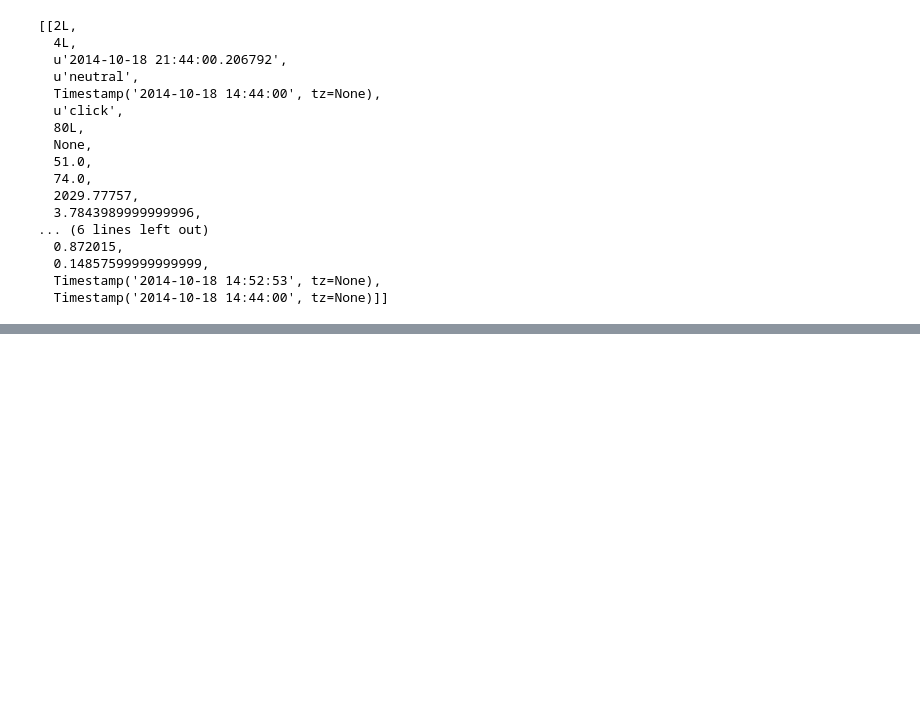
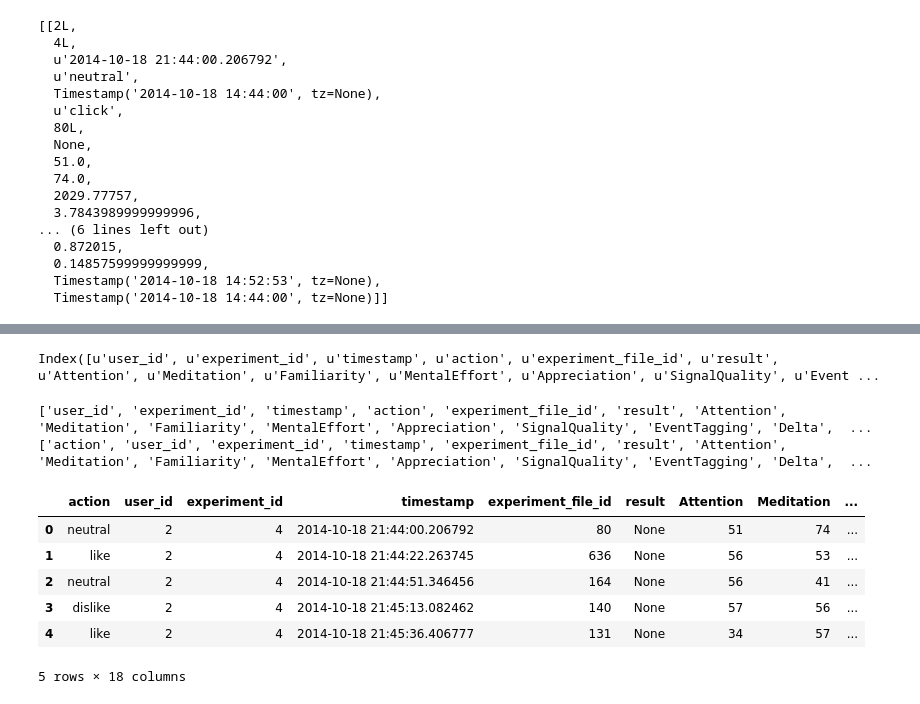
Before and after one commit to jannah/Mind-Heart-Reader, a Jupyter notebook: test_notebooks/Processing_Mindwave_Raw_to_DB.ipynb, the cells around one changed output, grey strips where cells are left out. Drawn from its saved outputs; the diff is of its cells as text; code cells hidden in the pictures; blank space fills up the shorter version.

```diff
--- a/test_notebooks/Processing_Mindwave_Raw_to_DB.ipynb
+++ b/test_notebooks/Processing_Mindwave_Raw_to_DB.ipynb
@@ -94,0 +119,26 @@ df3.to_csv("C:\Users\Divyakumar\Documents\GitHub\Mind-Heart-Reader\click-mindwav
+# %%
+df3.columns
+del df3['localtime']
+del df3['ExpEndTimestamp']
+del df3[u'RecordedTimestamp']
+del df3['action_type']
+df3.columns
+# %% [output]
+Index([u'user_id', u'experiment_id', u'timestamp', u'action', u'experiment_file_id', u'result', u'Attention', u'Meditation', u'Familiarity', u'MentalEffort', u'Appreciation', u'SignalQuality', u'Event ...
+# %%
+cols = df3.columns.tolist()
+print cols
+cols = ['action']+ cols[0:3] + cols[4:]
+print cols
+df3 = df3[cols]
+df3.head()
+# %% [output]
+['user_id', 'experiment_id', 'timestamp', 'action', 'experiment_file_id', 'result', 'Attention', 'Meditation', 'Familiarity', 'MentalEffort', 'Appreciation', 'SignalQuality', 'EventTagging', 'Delta',  ...
+['action', 'user_id', 'experiment_id', 'timestamp', 'experiment_file_id', 'result', 'Attention', 'Meditation', 'Familiarity', 'MentalEffort', 'Appreciation', 'SignalQuality', 'EventTagging', 'Delta',  ...
+|  | action | user_id | experiment_id | timestamp | experiment_file_id | result | Attention | Meditation | ... |
+| 0 | neutral | 2 | 4 | 2014-10-18 21:44:00.206792 | 80 | None | 51 | 74 | ... |
+| 1 | like | 2 | 4 | 2014-10-18 21:44:22.263745 | 636 | None | 56 | 53 | ... |
+| 2 | neutral | 2 | 4 | 2014-10-18 21:44:51.346456 | 164 | None | 56 | 41 | ... |
+| 3 | dislike | 2 | 4 | 2014-10-18 21:45:13.082462 | 140 | None | 57 | 56 | ... |
+| 4 | like | 2 | 4 | 2014-10-18 21:45:36.406777 | 131 | None | 34 | 57 | ... |
+5 rows × 18 columns
```
Also changed, not shown: parts of 12 cells of this notebook, 1 other file.
